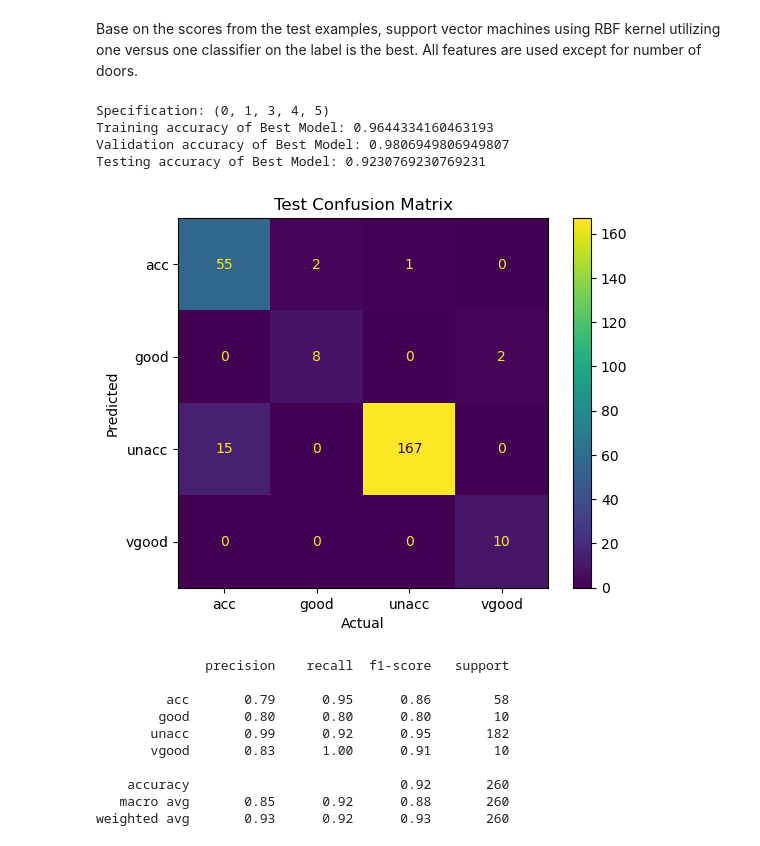
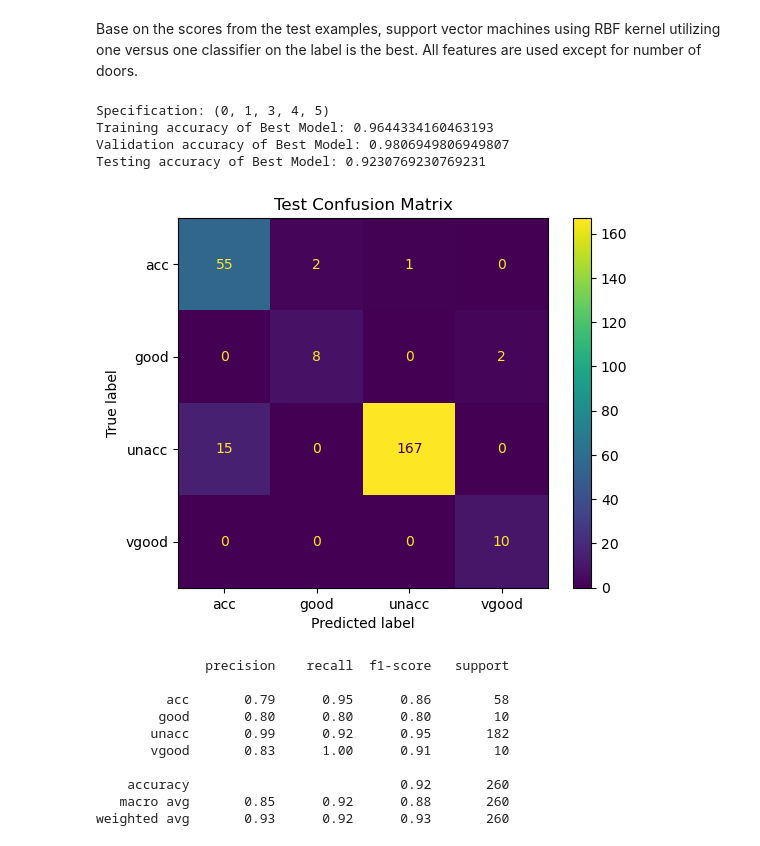
Before and after one commit to depipon/ClassicalML, a Jupyter notebook: 4 Model development for Car evaluation data.ipynb, the cells around one changed output. Cells and saved outputs as stored; diff of their text form; code cells hidden in the pictures.

```diff
--- a/4 Model development for Car evaluation data.ipynb
+++ b/4 Model development for Car evaluation data.ipynb
@@ -1251,36 +1251,34 @@ print(f"Specification: {ovo_svm_rbf_spec}")
 # Fit the encoder with the selected features
 encoder.fit(X_train[:, ovo_svm_rbf_spec])
 
 # Encode the categorical variables
 X_test_md = encoder.transform(X_test[:, ovo_svm_rbf_spec])
 X_train_md = encoder.transform(X_train[:, ovo_svm_rbf_spec])
 X_val_md = encoder.transform(X_val[:, ovo_svm_rbf_spec])
 
 train_acc = ovo_svm_rbf.score(X_train_md, y_train)
 print(f"Training accuracy of Best Model: {train_acc}")
 val_acc = ovo_svm_rbf.score(X_val_md, y_val)
 print(f"Validation accuracy of Best Model: {val_acc}")
 test_acc = ovo_svm_rbf.score(X_test_md, y_test)
 print(f"Testing accuracy of Best Model: {test_acc}")
 
 y_train_pred = ovo_svm_rbf.predict(X_train_md)
 y_val_pred = ovo_svm_rbf.predict(X_val_md)
 y_test_pred = ovo_svm_rbf.predict(X_test_md)
 
 cfm = confusion_matrix(y_test, y_test_pred)
 cm_display = ConfusionMatrixDisplay(confusion_matrix = cfm, display_labels = ["acc", "good", "unacc", "vgood"])
 cm_display.plot()
 plt.title('Test Confusion Matrix')
-plt.xlabel('Actual')
-plt.ylabel('Predicted')
 plt.show()
 print(classification_report(y_test, y_test_pred, target_names=["acc", "good", "unacc", "vgood"]))
 # %% [output]
 Specification: (0, 1, 3, 4, 5)
 Training accuracy of Best Model: 0.9644334160463193
 Validation accuracy of Best Model: 0.9806949806949807
 Testing accuracy of Best Model: 0.9230769230769231
-[figure, old version]
+[figure, new version]
               precision    recall  f1-score   support
 
          acc       0.79      0.95      0.86        58
```
Also changed, not shown: parts of 9 cells of this notebook, 2 other files.
